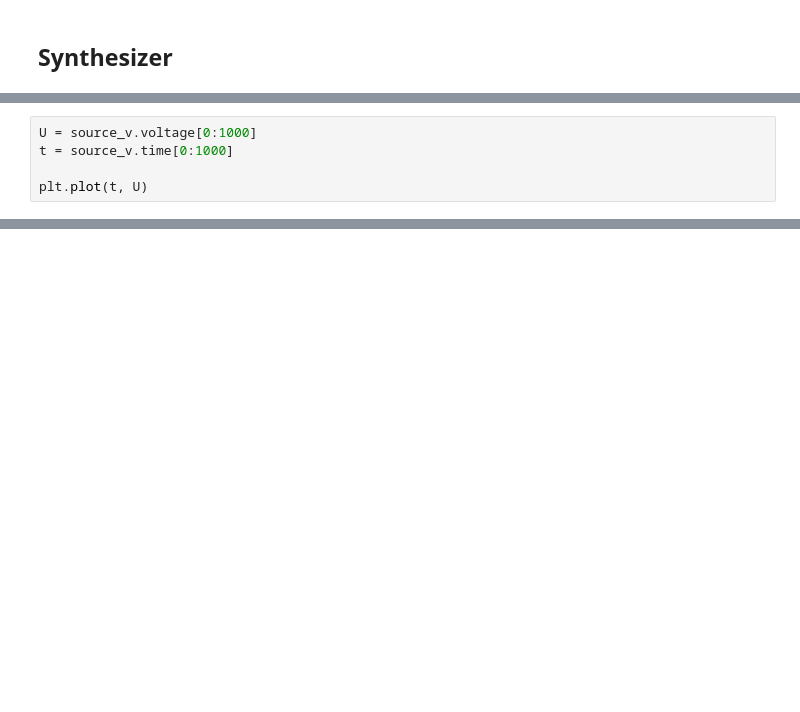
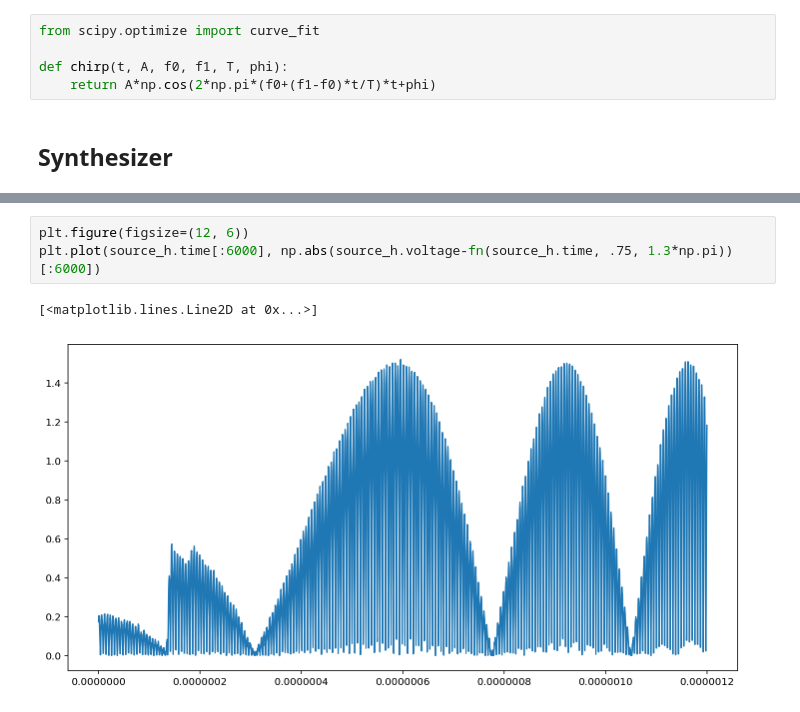
Before and after one commit to bodokaiser/bachelor-thesis, a Jupyter notebook: evaluation/synthesizer-amplifier.ipynb, the cells around one changed output, grey strips where cells are left out. Cells and saved outputs as stored; diff of their text form; blank space fills up the shorter version.

```diff
--- a/evaluation/synthesizer-amplifier.ipynb
+++ b/evaluation/synthesizer-amplifier.ipynb
@@ -10,2 +16,7 @@ from matplotlib import pyplot as plt
+# %%
+from scipy.optimize import curve_fit
+
+def chirp(t, A, f0, f1, T, phi):
+    return A*np.cos(2*np.pi*(f0+(f1-f0)*t/T)*t+phi)
 # %% [markdown]
 ## Synthesizer
@@ -28,5 +22,0 @@ plt.plot(np.gradient(np.arccos(source_h.voltage / .6), source_h.time)[:8000])
-# %%
-U = source_v.voltage[0:1000]
-t = source_v.time[0:1000]
-
-plt.plot(t, U)
@@ -45,0 +36,6 @@ plt.plot(t, signal(t))
+# %%
+plt.figure(figsize=(12, 6))
+plt.plot(source_h.time[:6000], np.abs(source_h.voltage-fn(source_h.time, .75, 1.3*np.pi))[:6000])
+# %% [output]
+[<matplotlib.lines.Line2D at 0x...>]
+[figure, added]
```
Also changed, not shown: parts of 17 cells of this notebook, 2 other files.
